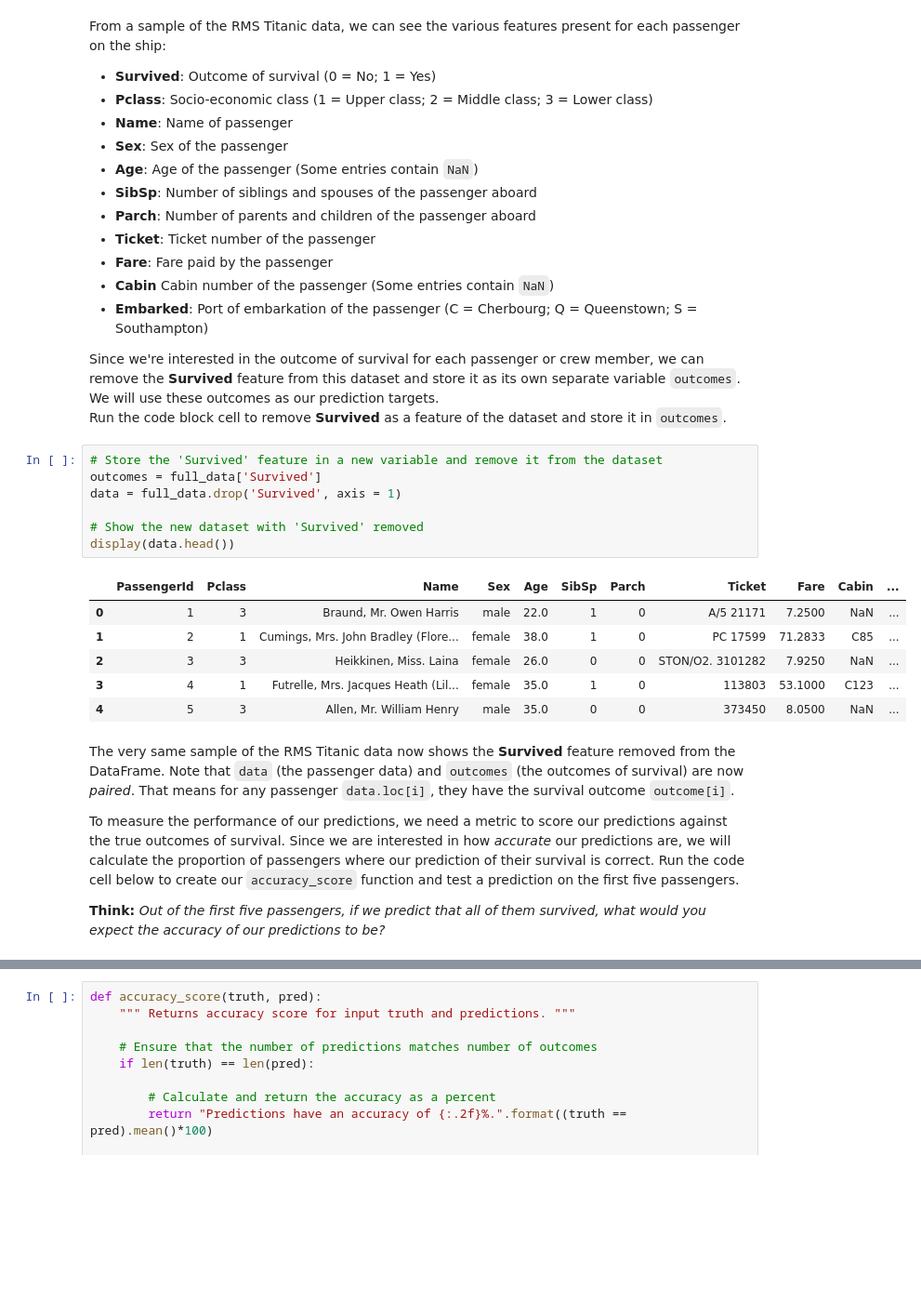
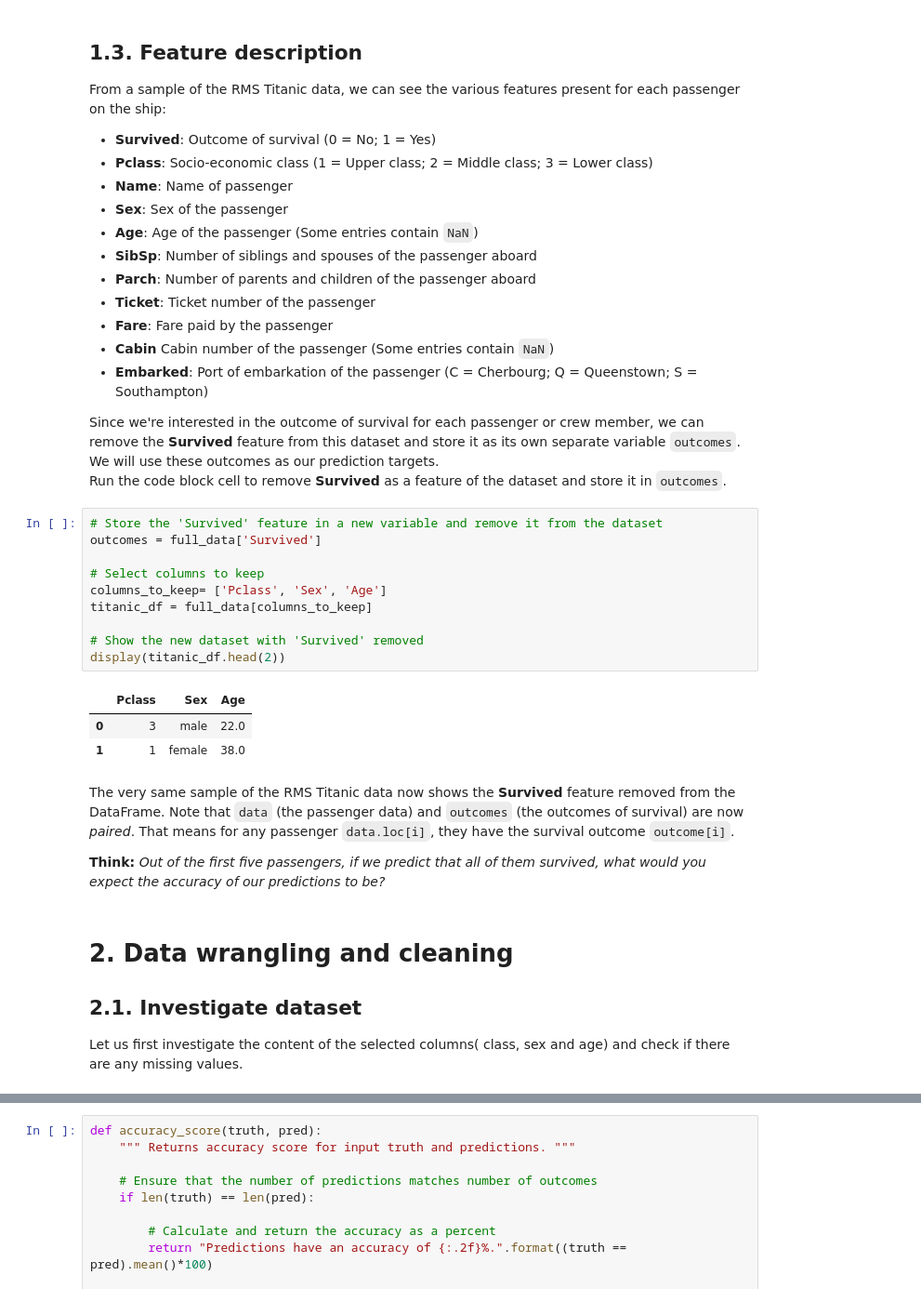
Before and after one commit to mabelvj/data-analyst-nanodegree, a Jupyter notebook: P2-investigate-dataset/P2_report.ipynb, the cells around one changed output, grey strips where cells are left out. Shown at 93% size. Saved outputs shown, nothing was run; the diff lists cells and outputs as text; blank space fills up the shorter version.

```diff
--- a/P2-investigate-dataset/P2_report.ipynb
+++ b/P2-investigate-dataset/P2_report.ipynb
@@ -34,4 +48,6 @@ display(full_data.head())
 # %% [markdown]
+## 1.3. Feature description
+
 From a sample of the RMS Titanic data, we can see the various features present for each passenger on the ship:
 - **Survived**: Outcome of survival (0 = No; 1 = Yes)
 - **Pclass**: Socio-economic class (1 = Upper class; 2 = Middle class; 3 = Lower class)
@@ -45,25 +61,30 @@ From a sample of the RMS Titanic data, we can see the various features present f
 - **Cabin** Cabin number of the passenger (Some entries contain `NaN`)
 - **Embarked**: Port of embarkation of the passenger (C = Cherbourg; Q = Queenstown; S = Southampton)
 
+
 Since we're interested in the outcome of survival for each passenger or crew member, we can remove the **Survived** feature from this dataset and store it as its own separate variable `outcomes`. We will use these outcomes as our prediction targets.
 Run the code block cell to remove **Survived** as a feature of the dataset and store it in `outcomes`.
 # %%
 # Store the 'Survived' feature in a new variable and remove it from the dataset
 outcomes = full_data['Survived']
-data = full_data.drop('Survived', axis = 1)
+
+# Select columns to keep
+columns_to_keep= ['Pclass', 'Sex', 'Age']
+titanic_df = full_data[columns_to_keep]
 
 # Show the new dataset with 'Survived' removed
-display(data.head())
+display(titanic_df.head(2))
 # %% [output]
-|  | PassengerId | Pclass | Name | Sex | Age | SibSp | Parch | Ticket | Fare | Cabin | ... |
-| 0 | 1 | 3 | Braund, Mr. Owen Harris | male | 22.0 | 1 | 0 | A/5 21171 | 7.2500 | NaN | ... |
-| 1 | 2 | 1 | Cumings, Mrs. John Bradley (Flore... | female | 38.0 | 1 | 0 | PC 17599 | 71.2833 | C85 | ... |
-| 2 | 3 | 3 | Heikkinen, Miss. Laina | female | 26.0 | 0 | 0 | STON/O2. 3101282 | 7.9250 | NaN | ... |
-| 3 | 4 | 1 | Futrelle, Mrs. Jacques Heath (Lil... | female | 35.0 | 1 | 0 | 113803 | 53.1000 | C123 | ... |
-| 4 | 5 | 3 | Allen, Mr. William Henry | male | 35.0 | 0 | 0 | 373450 | 8.0500 | NaN | ... |
+|  | Pclass | Sex | Age |
+| 0 | 3 | male | 22.0 |
+| 1 | 1 | female | 38.0 |
 # %% [markdown]
 The very same sample of the RMS Titanic data now shows the **Survived** feature removed from the DataFrame. Note that `data` (the passenger data) and `outcomes` (the outcomes of survival) are now *paired*. That means for any passenger `data.loc[i]`, they have the survival outcome `outcome[i]`.
 
-To measure the performance of our predictions, we need a metric to score our predictions against the true outcomes of survival. Since we are interested in how *accurate* our predictions are, we will calculate the proportion of passengers where our prediction of their survival is correct. Run the code cell below to create our `accuracy_score` function and test a prediction on the first five passengers.
-
 **Think:** *Out of the first five passengers, if we predict that all of them survived, what would you expect the accuracy of our predictions to be?*
+# %% [markdown]
+# 2. Data wrangling and cleaning
+
+## 2.1. Investigate dataset
+
+Let us first investigate the content of the selected columns( class, sex and age) and check if there are any missing values.
```
Also changed, not shown: parts of 16 cells of this notebook.
